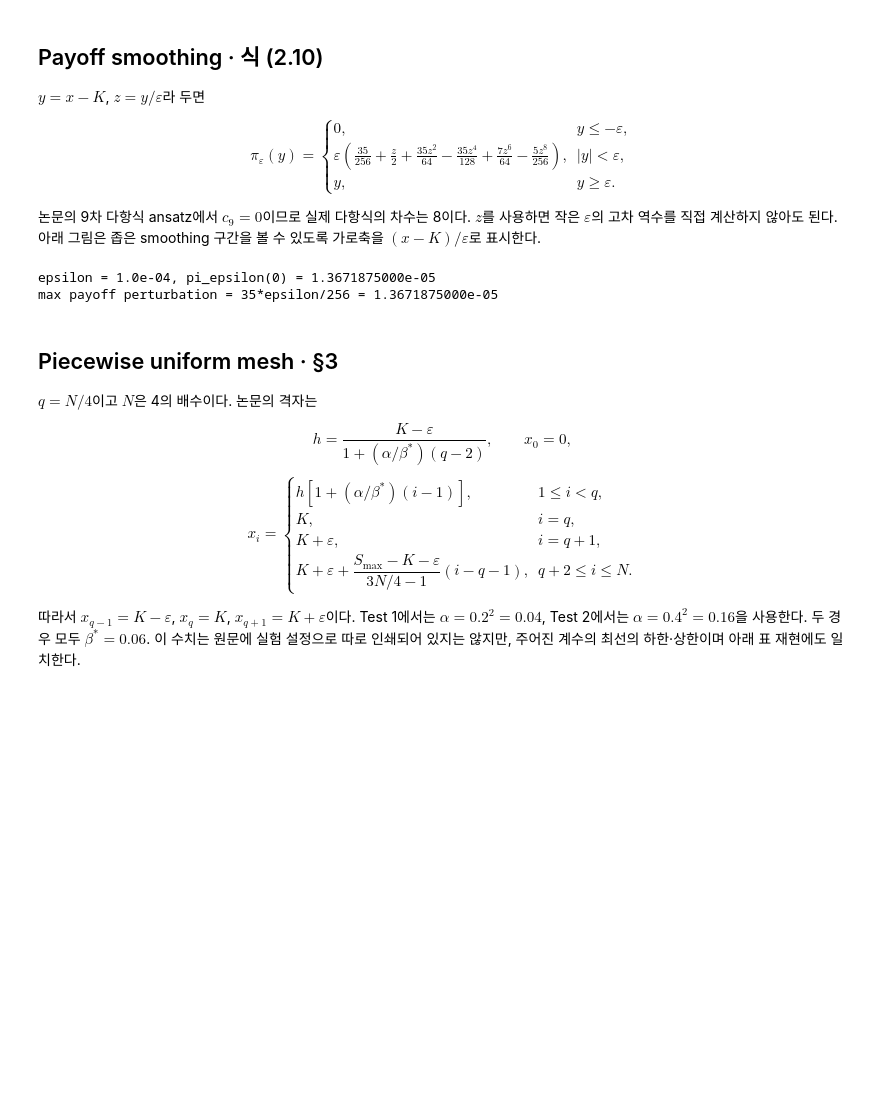
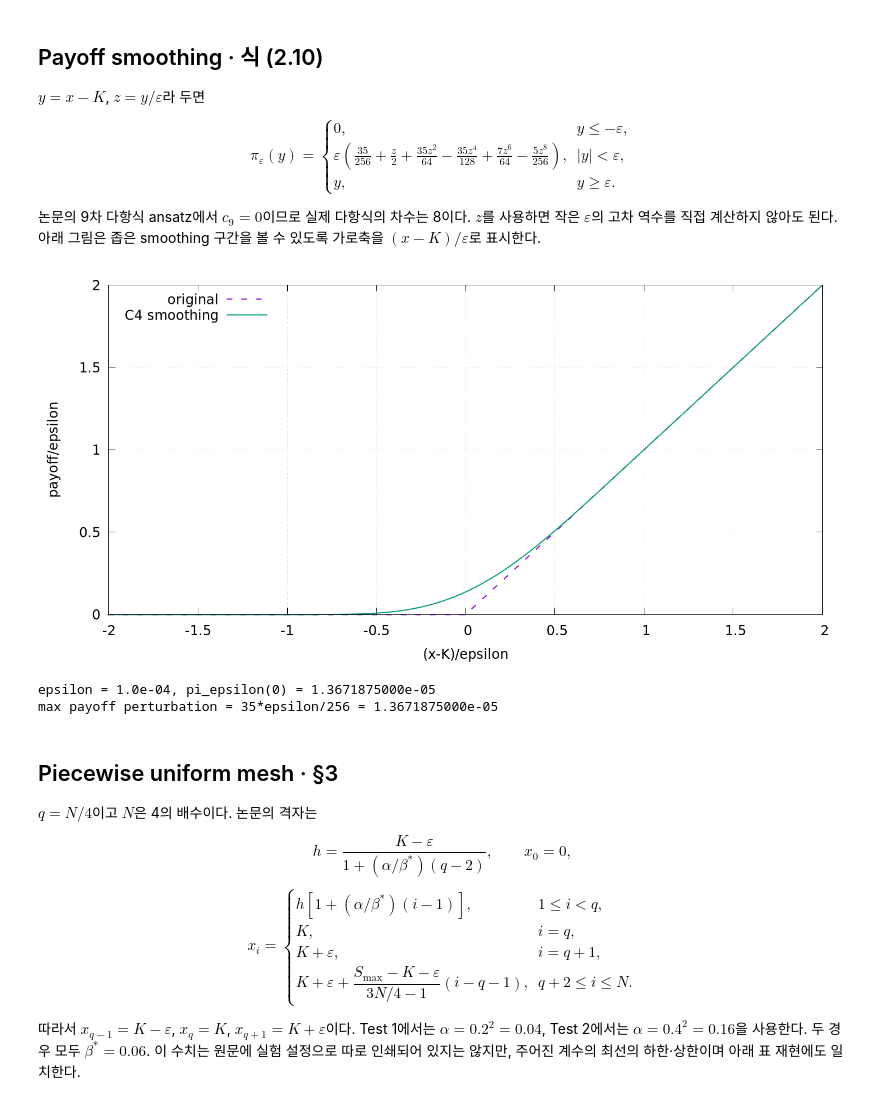
Before and after one commit to DongHakKun/A_robust_and_accurate_finite_difference_method_for_a_generalized_Black-Scholes_equation, a Jupyter notebook: ipynb/00_Numerical_method_and_experiment_setup.ipynb, the cells around one changed output. Saved outputs shown, nothing was run; the diff lists cells and outputs as text; code cells hidden in the pictures; blank space fills up the shorter version.

Commit message:
Embed PNG figures for reliable GitHub notebook rendering

```diff
--- a/ipynb/00_Numerical_method_and_experiment_setup.ipynb
+++ b/ipynb/00_Numerical_method_and_experiment_setup.ipynb
@@ -71,25 +71,26 @@ y,&y\ge\varepsilon.
 # %%
 BlackScholesSolver common(64, 64, 0.04, 0.06);
 printf("epsilon = %.1e, pi_epsilon(0) = %.10e\n", common.epsilon, common.payoff(0.0));
 printf("max payoff perturbation = 35*epsilon/256 = %.10e\n", 35.0*common.epsilon/256.0);
 FILE* payoffData = openOutput("../results/common_payoff.csv");
 fprintf(payoffData, "z,original_over_epsilon,smoothed_over_epsilon\n");
 for(int k=0; k<=400; k++)
 {
     double z = -2.0 + 4.0*k/400;
     double original = z > 0.0 ? z : 0.0;
     fprintf(payoffData, "%.17g,%.17g,%.17g\n", z, original, common.payoff(z*common.epsilon)/common.epsilon);
 }
 fclose(payoffData);
 FILE* payoffPlot = openOutput("../results/common_payoff.gp");
 fprintf(payoffPlot, "set terminal svg size 900,440 font 'sans,13'\nset output '../results/common_payoff.svg'\n");
 fprintf(payoffPlot, "set datafile separator ','; set grid; set key top left\nset xlabel '(x-K)/epsilon'; set ylabel 'payoff/epsilon'\n");
 fprintf(payoffPlot, "plot '../results/common_payoff.csv' using 1:2 with lines dt 2 lw 2 title 'original', '' using 1:3 with lines lw 2 title 'C4 smoothing'\n");
 fprintf(payoffPlot, "set terminal pngcairo size 1440,704 font 'sans,18'\nset output '../results/common_payoff.png'; replot\n");
 fclose(payoffPlot);
 runGnuplot("../results/common_payoff.gp");
-displaySVG("../results/common_payoff.svg");
+displayPNG("../results/common_payoff.png");
 # %% [output]
+[figure, added]
 epsilon = 1.0e-04, pi_epsilon(0) = 1.3671875000e-05
 max payoff perturbation = 35*epsilon/256 = 1.3671875000e-05
 # %% [markdown]
```
Also changed, not shown: parts of 1 cell of this notebook, 4 other files.
